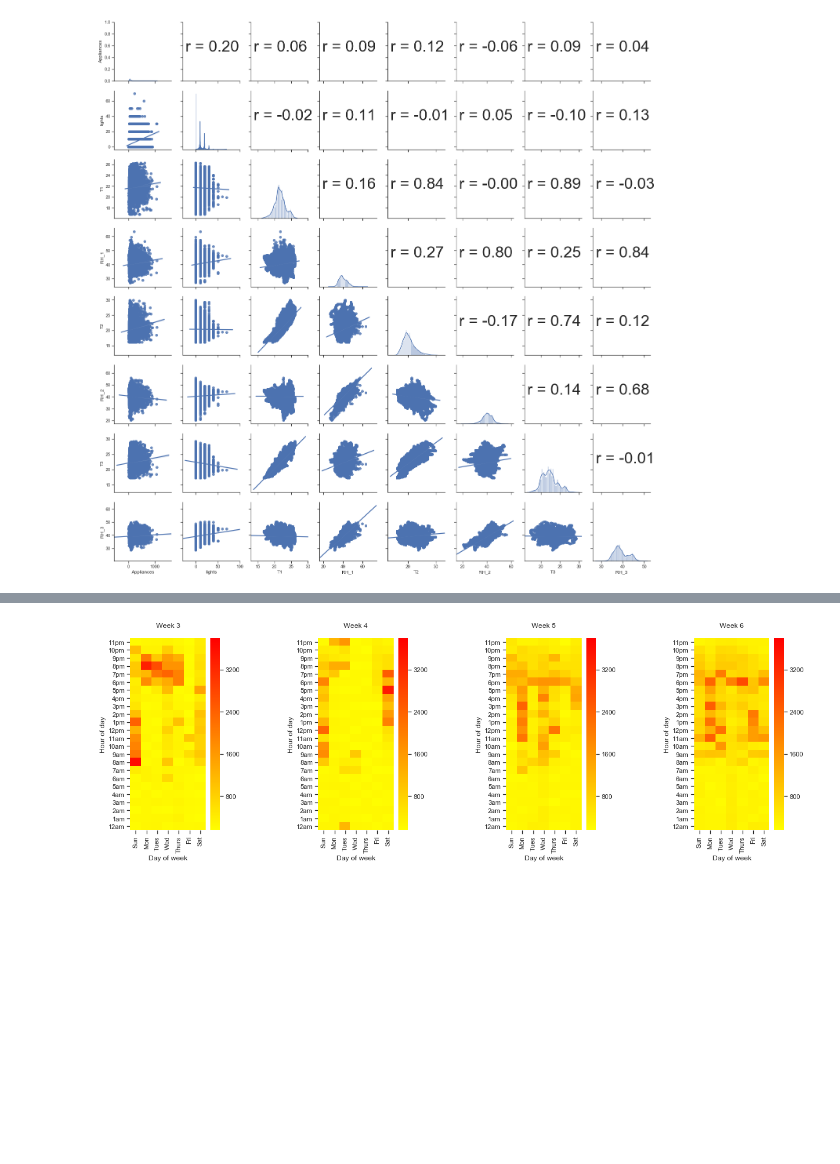
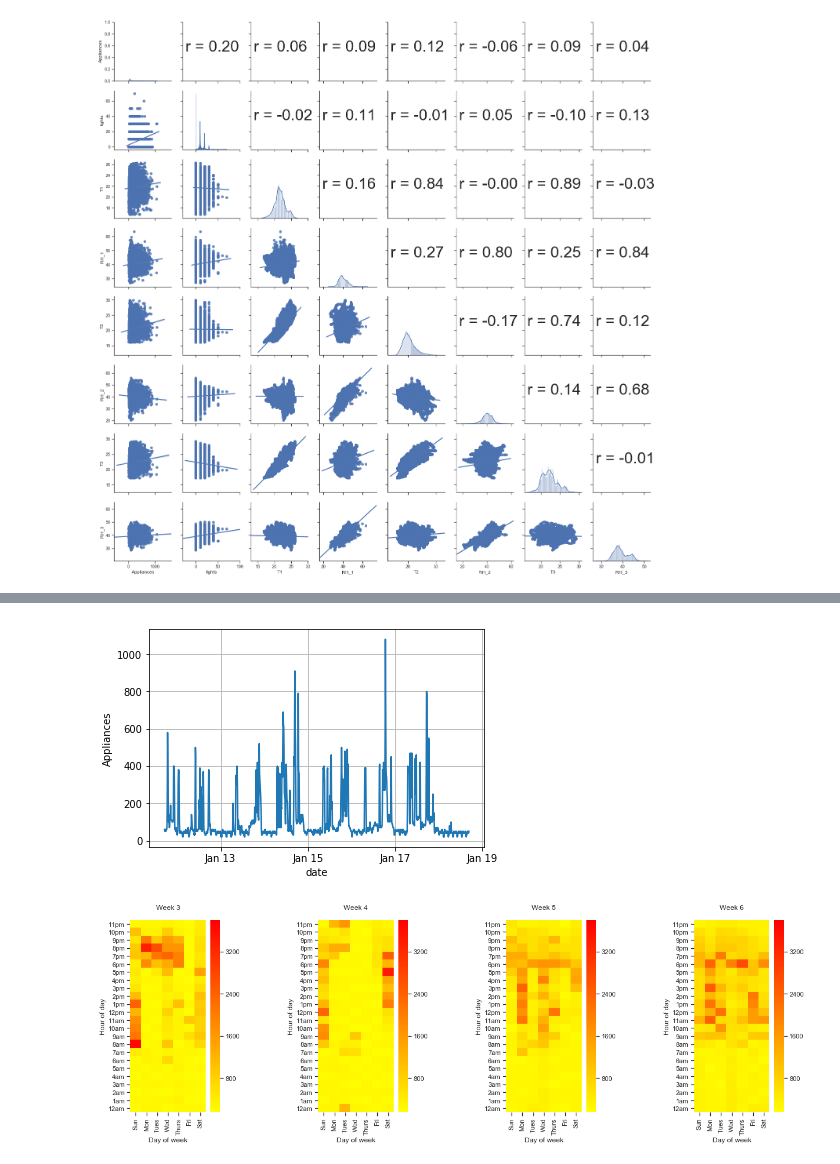
Before and after one commit to billy1234/DataScience-Portfolio, a Jupyter notebook: Portfolio2.ipynb, the cells around one changed output, grey strips where cells are left out. Saved outputs shown, nothing was run; the diff lists cells and outputs as text; code cells hidden in the pictures; blank space fills up the shorter version.

```diff
--- a/Portfolio2.ipynb
+++ b/Portfolio2.ipynb
@@ -30 +45,10 @@ None
+# %%
+wLine = sns.lineplot(df['date'][1:1008],df['Appliances'][1:1008])
+ticks = [pd.datetime(2016,1,13 + e,0) for e in range (0,8,2)]
+wLine.set_xticks(ticks)
+wLine.set(xticklabels=["Jan " + str(e.day) for e in ticks])
+wLine.grid(True)
+None
+# %% [output]
+[figure, added]
 # %%
```
Also changed, not shown: parts of 3 cells of this notebook.
